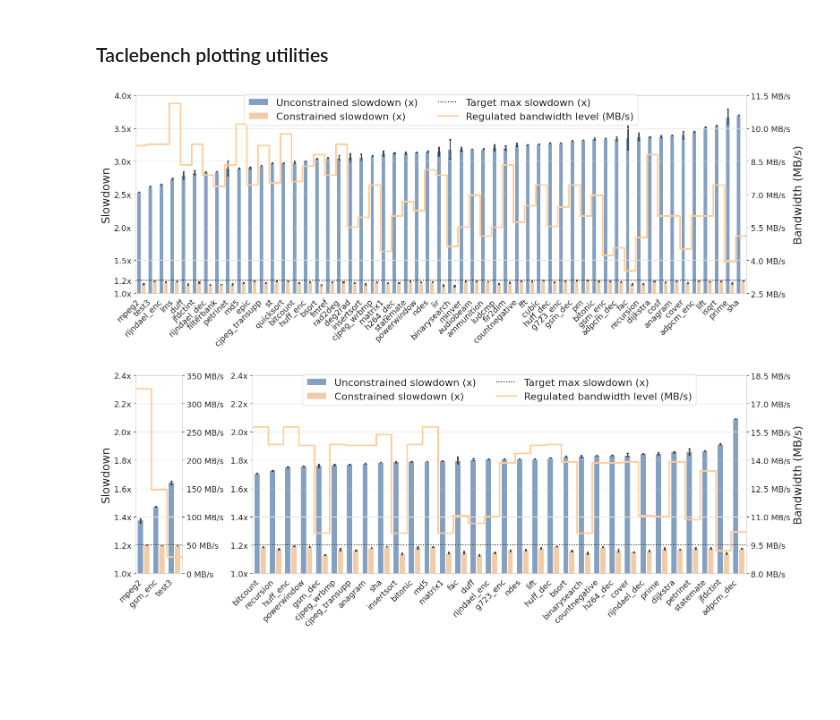
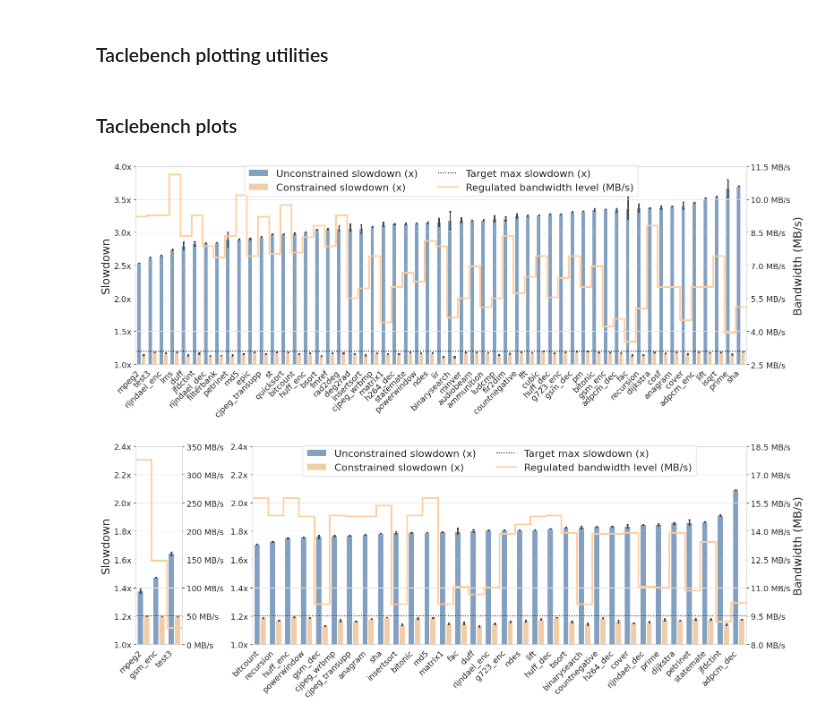
Before and after one commit to DanieleOttaviano/test_omnivisor_host, a Jupyter notebook: notebooks/Omnivisor_test_plots.ipynb, the cells around one changed output. Drawn from its saved outputs; the diff is of its cells as text; code cells hidden in the pictures; blank space fills up the shorter version.

```diff
--- a/notebooks/Omnivisor_test_plots.ipynb
+++ b/notebooks/Omnivisor_test_plots.ipynb
@@ -551,5 +480,5 @@ def plot_full(df, stats, ax):
 # %%
-def plot_taclebench_df(stats, full_res_df, ax1, splitted=False, left=True, right=False, slowdown_ylim=None, max_slowdown=None, ticks_count=6):
+def taclebench_plot(full_res_df, stats, ax1, splitted=False, left=True, right=False, slowdown_ylim=None, max_slowdown=None, ticks_count=6):
 
     if not splitted:
         left = True
@@ -683,23 +612,25 @@ def plot_taclebench_df(stats, full_res_df, ax1, splitted=False, left=True, right
                             loc='upper center', fontsize=labels_size-2, ncol=2)
     else:
         lineplot1.get_legend().remove()
+# %% [markdown]
+### Taclebench plots
 # %%
 full_res_df = taclebench_df[taclebench_df.core == 'RPU']
 stats = taclebench_stats[taclebench_stats.core == 'RPU']
 
 # Plot the boxplots
 sns.set_palette("pastel")
 sns.set_style("whitegrid", {"grid.color": ".90"})
 
 plt.figure(figsize=(16, 6))
 
 ax1 = plt.gca()
-plot_full(full_res_df, stats, ax1)
+taclebench_plot(full_res_df, stats, ax1, slowdown_ylim=4)
 
 plt.savefig(os.path.join(output_directory, "taclebench_test.png"))
 plt.show()
 # %% [output]
-[figure, old version]
+[figure, new version]
 # %%
 full_res_df = taclebench_df[taclebench_df.core == 'RISCV']
 stats = taclebench_stats[taclebench_stats.core == 'RISCV'].copy()
```
Also changed, not shown: parts of 5 cells of this notebook.
